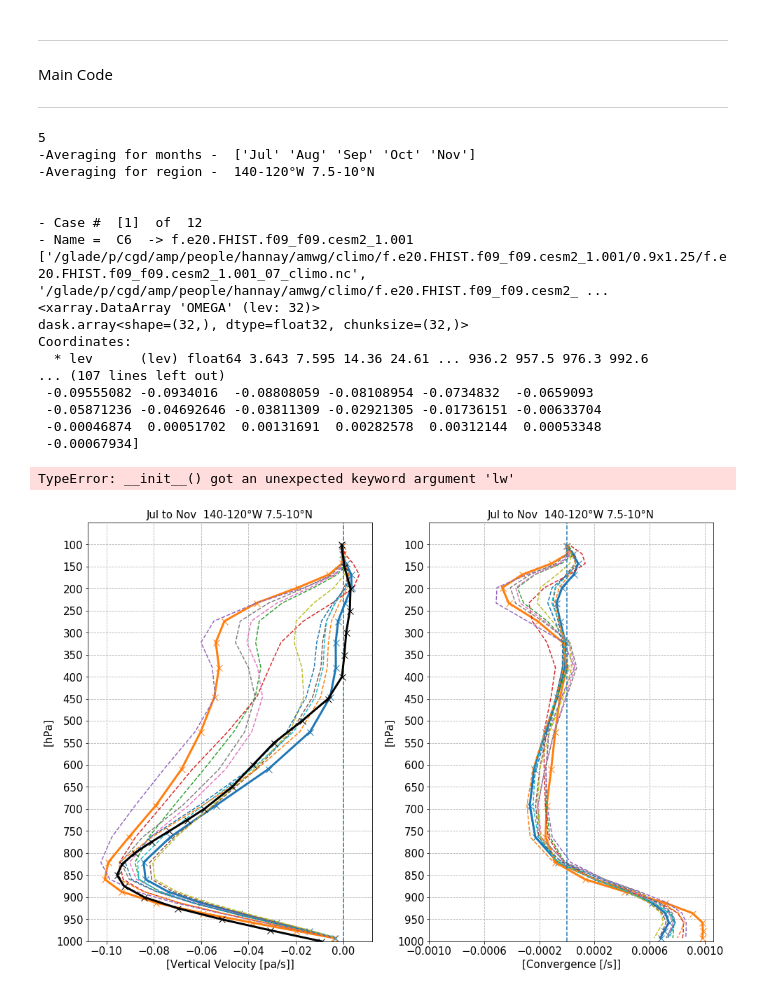
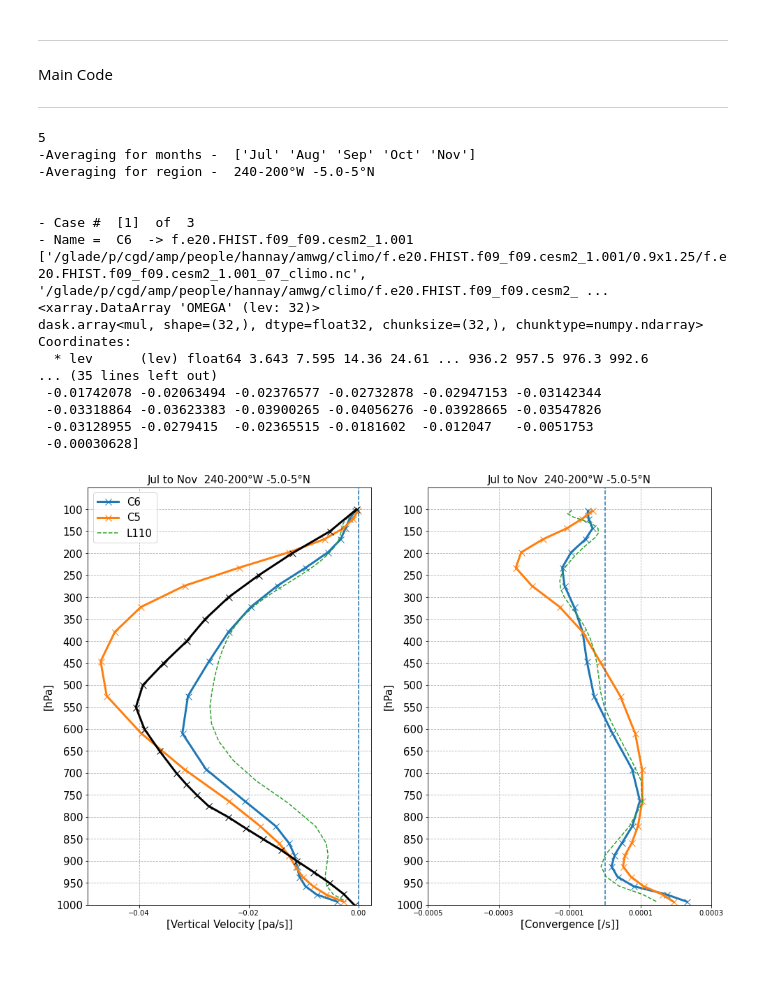
Before and after one commit to swrneale/python-scripts, a Jupyter notebook: general/column_plot.ipynb, the cells around one changed output. Cells and saved outputs as stored; diff of their text form; code cells hidden in the pictures; blank space fills up the shorter version.

```diff
--- a/general/column_plot.ipynb
+++ b/general/column_plot.ipynb
@@ -10,7 +10,9 @@ import pandas as pd
 Initial Simulations Information
 <hr>
 # %%
-case_desc = np.array(['C6','C5','rC5now','rUW','rUWp','rMG1','rC5p','rC5pm','rZMc','rZMp','rpfrac','rCE2i']) ; pref_out = 'revert'
+#case_desc = np.array(['C6','C5','rC5now','rUW','rUWp','rMG1','rC5p','rC5pm','rZMc','rZMp','rpfrac','rCE2i']) ; pref_out = 'revert'
+case_desc = np.array(['C6','C5','L110']) ; pref_out = ''
+
 #case_desc = np.array(['C6','C5','C4','CE2','CE1','CC4','CE2sst']) ; pref_out = 'release'
 #case_desc = np.array(['C6','C5','C4','W110','W121']) ; pref_out = 'waccm_hvr'
 #case_desc = np.array(['C6','C5','C4']) ; pref_out = 'cam456'
@@ -23,15 +25,15 @@ dir_root = '/glade/p/cgd/amp/people/hannay/amwg/climo/'
 dir_obs = '/glade/p/cesm/amwg/amwg_data/obs_data/'
 
 #reg_a = [-10,10,120.,160] # lats, lons averaging region - m. Continent
-#reg_a = [-5,5,120.,160] # lats, lons averaging region - m. Continent
+reg_a = [-5,5,120.,160] # lats, lons averaging region - m. Continent
 
-reg_a = [7.5,10,220.,240] # lats, lons averaging region. - E. Pac 1
+#reg_a = [7.5,10,220.,240] # lats, lons averaging region. - E. Pac 1
 #reg_a = [5,12,270,280] # lats, lons averaging region. - E. Pac 2
 #reg_a = [5,12,240,270] # lats, lons averaging region. - E. Pac 2
 
 
 
-var_names = ['OMEGA','DIV'] ; vscales = [1.,1] ; f1xmin=-0.14; f1xmax=0.02 ;f1dx = 0.02 ; f2xmin=-0.001; f2xmax=0.001 ;f2dx = 0.0004  ; f1name = '[Vertical Velocity [pa/s]]' ; f2name = '[Convergence [/s]]'
+var_names = ['OMEGA','DIV'] ; vscales = [1.,1] ; f1xmin=-0.14; f1xmax=0.02 ;f1dx = 0.02 ; f2xmin=-0.0005; f2xmax=0.0002 ;f2dx = 0.0002  ; f1name = '[Vertical Velocity [pa/s]]' ; f2name = '[Convergence [/s]]'
 ovar_scale =  100./86400.  # mb/day -> pa/s
 
 #var_names = ['ZMDQ','ZMDT'] ; vscales = [86400*1000,86400.] ; f1xmin=-5.; f1xmax=5. ;f1dx = 1. ; f2xmin=-8.; f2xmax=8. ;f2dx = 2.  ; f1name = '[Deep Convection Moistening [g/kg/day]]' ; f2name = '[Deep Convection Heating [K/day]]'
@@ -41,7 +43,8 @@ p_levs = np.arange(100.,1050.,50.)
 
 
 ######
-sim_names = cam_revert_list()
+#sim_names = cam_revert_list()
+sim_names = cam_vres_list()
 
 reg_a_join = ' '.join(str(reg_a))
 
@@ -163,44 +166,43 @@ if lobs:
     print(ovar_in)
     olevs = ofiles_ptr['lev']
 
     ilevs = np.where(olevs >= min(p_levs))
     ilevs = ilevs[0]
 
     ovar_plotw = ovar_in.mean(dim=['time','lat','lon'])
     ovar_plotw = ovar_scale*ovar_plotw # Scaling
 
     print(ovar_plotw[ilevs].values)
 #    ovar_plotd = -np.gradient(ovar_plotw[::-1])
     ax[0].plot(ovar_plotw[ilevs],olevs[ilevs],lw=3,markersize=9,marker='x',color = 'black')
 #    ax[1].plot(ovar_plotd[ilevs],olevs[ilevs],lw=3,markersize=9,marker='x',color = 'black')
 
 #    leg_cases = np.append(case_desc,'MERRA')
 
-ax[0].legend(leg_cases,lw=3,fontsize=15)
+ax[0].legend(leg_cases,fontsize=15)
 
 
 mp.savefig(pref_out+'_vprof_'+var_names[0]+'_'+var_names[1]+'_'+reg_a_out+'_'+month_ave[0]+'_to_'+month_ave[nmnths-1]+'.png', dpi=150)
 #mp.show()
 # %% [output]
 5
 -Averaging for months -  ['Jul' 'Aug' 'Sep' 'Oct' 'Nov']
--Averaging for region -  140-120°W 7.5-10°N
+-Averaging for region -  240-200°W -5.0-5°N
 
 
-- Case #  [1]  of  12
+- Case #  [1]  of  3
 - Name =  C6  -> f.e20.FHIST.f09_f09.cesm2_1.001
 ['/glade/p/cgd/amp/people/hannay/amwg/climo/f.e20.FHIST.f09_f09.cesm2_1.001/0.9x1.25/f.e20.FHIST.f09_f09.cesm2_1.001_07_climo.nc', '/glade/p/cgd/amp/people/hannay/amwg/climo/f.e20.FHIST.f09_f09.cesm2_ ...
 <xarray.DataArray 'OMEGA' (lev: 32)>
-dask.array<shape=(32,), dtype=float32, chunksize=(32,)>
+dask.array<mul, shape=(32,), dtype=float32, chunksize=(32,), chunktype=numpy.ndarray>
 Coordinates:
   * lev      (lev) float64 3.643 7.595 14.36 24.61 ... 936.2 957.5 976.3 992.6
-... (107 lines left out)
- -0.09555082 -0.0934016  -0.08808059 -0.08108954 -0.0734832  -0.0659093
- -0.05871236 -0.04692646 -0.03811309 -0.02921305 -0.01736151 -0.00633704
- -0.00046874  0.00051702  0.00131691  0.00282578  0.00312144  0.00053348
- -0.00067934]
+... (35 lines left out)
+ -0.01742078 -0.02063494 -0.02376577 -0.02732878 -0.02947153 -0.03142344
+ -0.03318864 -0.03623383 -0.03900265 -0.04056276 -0.03928665 -0.03547826
+ -0.03128955 -0.0279415  -0.02365515 -0.0181602  -0.012047   -0.0051753
+ -0.00030628]
-TypeError: __init__() got an unexpected keyword argument 'lw'
-[figure, old version]
+[figure, new version]
 # %%
 #####################################
 # CAM6 Revert Experiments + others
```
Also changed, not shown: parts of 1 cell of this notebook, 3 other files.
